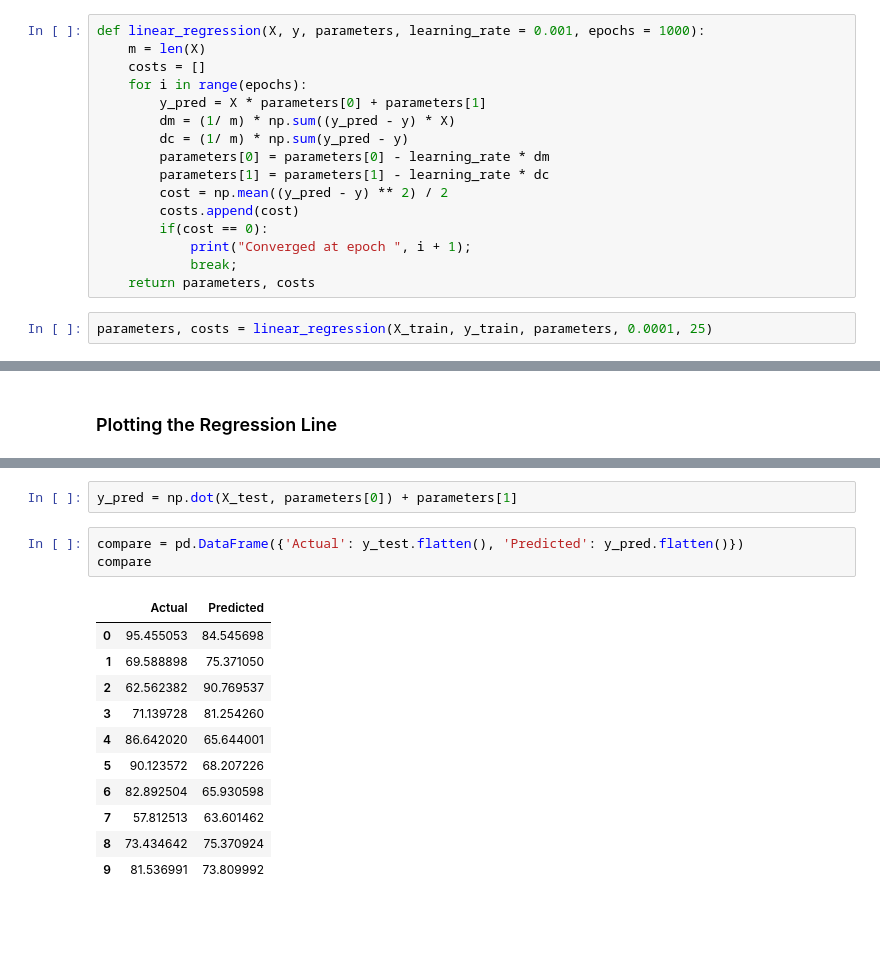
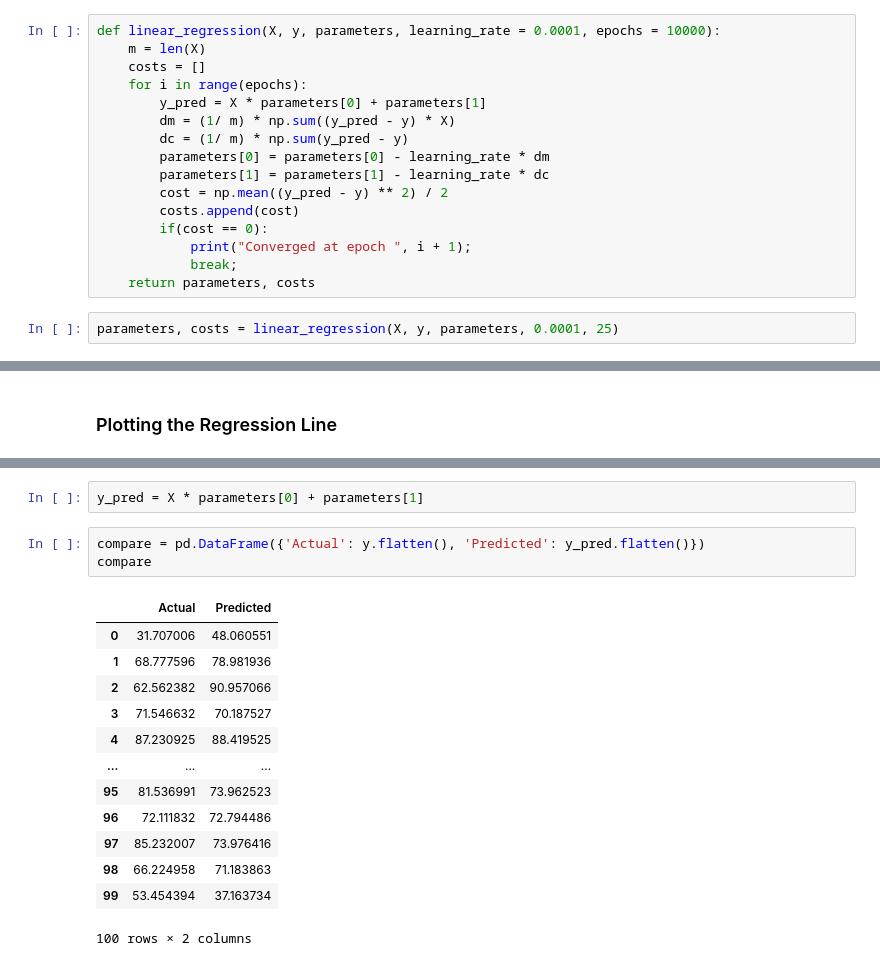
Before and after one commit to dslrsiddesh/Deep-Learning, a Jupyter notebook: lab-03/CS21B2019_Q1.ipynb, the cells around one changed output, grey strips where cells are left out. Drawn from its saved outputs; the diff is of its cells as text; blank space fills up the shorter version.

```diff
--- a/lab-03/CS21B2019_Q1.ipynb
+++ b/lab-03/CS21B2019_Q1.ipynb
@@ -40,7 +35,7 @@ plt.show()
 # %%
 parameters = np.zeros((2, 1), dtype=np.float64)
 # %%
-def linear_regression(X, y, parameters, learning_rate = 0.001, epochs = 1000):
+def linear_regression(X, y, parameters, learning_rate = 0.0001, epochs = 10000):
     m = len(X)
     costs = []
     for i in range(epochs):
@@ -56,7 +51,7 @@ def linear_regression(X, y, parameters, learning_rate = 0.001, epochs = 1000):
             break;
     return parameters, costs
 # %%
-parameters, costs = linear_regression(X_train, y_train, parameters, 0.0001, 25)
+parameters, costs = linear_regression(X, y, parameters, 0.0001, 25)
 # %% [markdown]
 ### Plot Cost Vs Iterations
 # %%
@@ -80,17 +75,19 @@ Text(0.5, 0, 'X')
 # %%
-y_pred = np.dot(X_test, parameters[0]) + parameters[1]
+y_pred = X * parameters[0] + parameters[1]
 # %%
-compare = pd.DataFrame({'Actual': y_test.flatten(), 'Predicted': y_pred.flatten()})
+compare = pd.DataFrame({'Actual': y.flatten(), 'Predicted': y_pred.flatten()})
 compare
 # %% [output]
 |  | Actual | Predicted |
-| 0 | 95.455053 | 84.545698 |
-| 1 | 69.588898 | 75.371050 |
-| 2 | 62.562382 | 90.769537 |
-| 3 | 71.139728 | 81.254260 |
-| 4 | 86.642020 | 65.644001 |
-| 5 | 90.123572 | 68.207226 |
-| 6 | 82.892504 | 65.930598 |
-| 7 | 57.812513 | 63.601462 |
-| 8 | 73.434642 | 75.370924 |
-| 9 | 81.536991 | 73.809992 |
+| 0 | 31.707006 | 48.060551 |
+| 1 | 68.777596 | 78.981936 |
+| 2 | 62.562382 | 90.957066 |
+| 3 | 71.546632 | 70.187527 |
+| 4 | 87.230925 | 88.419525 |
+| ... | ... | ... |
+| 95 | 81.536991 | 73.962523 |
+| 96 | 72.111832 | 72.794486 |
+| 97 | 85.232007 | 73.976416 |
+| 98 | 66.224958 | 71.183863 |
+| 99 | 53.454394 | 37.163734 |
+100 rows × 2 columns
```
Also changed, not shown: parts of 5 cells of this notebook.
